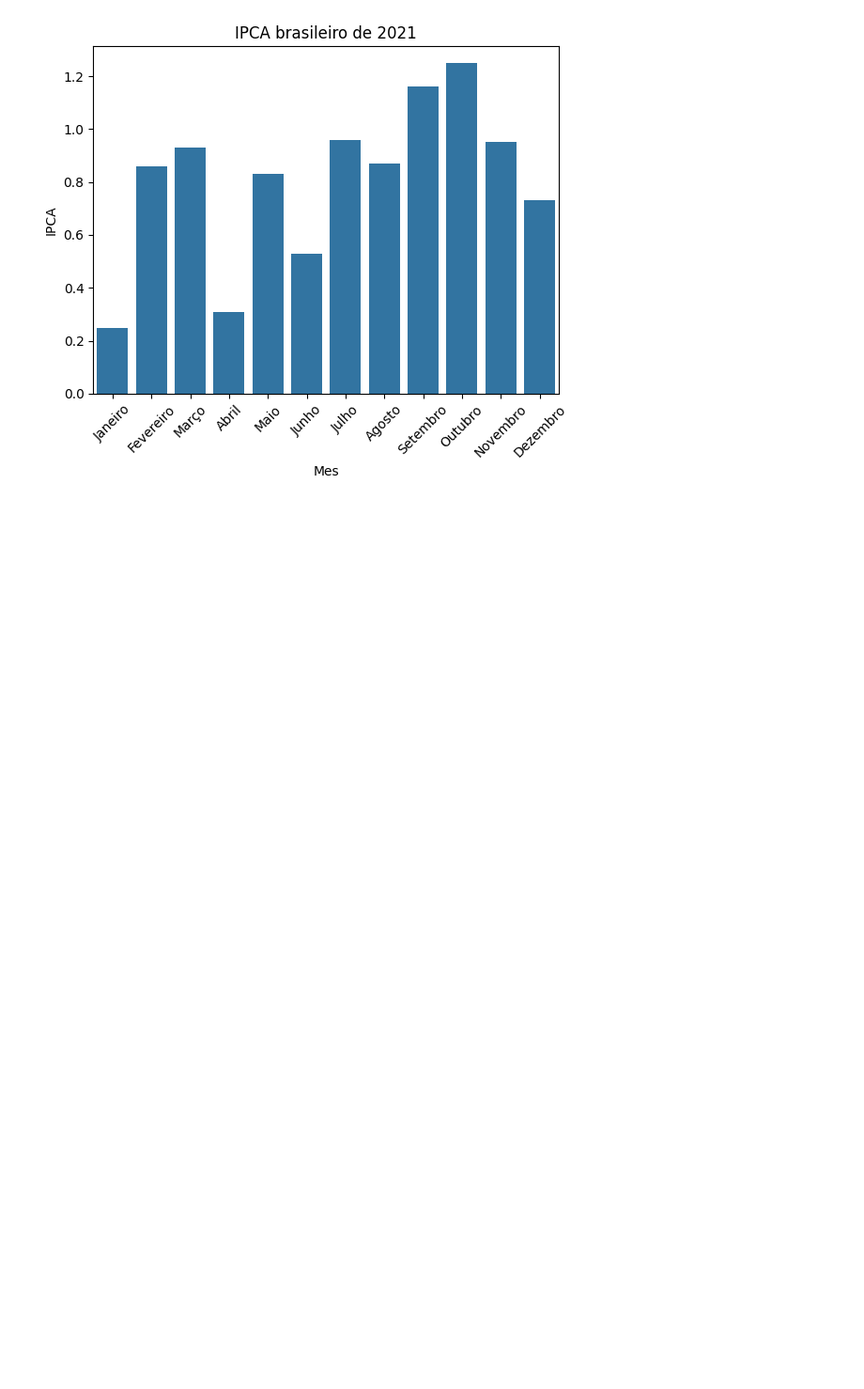
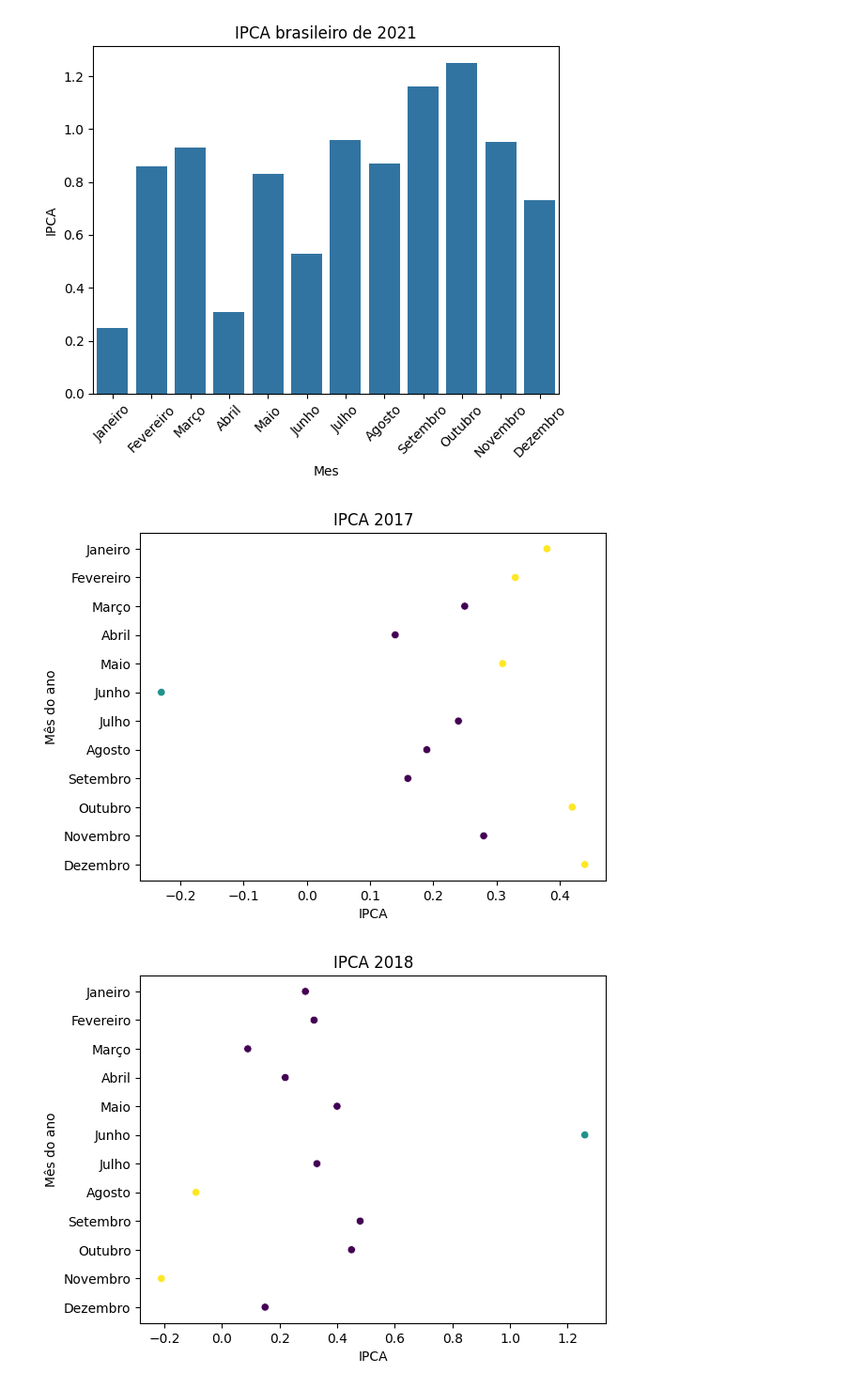
Before and after one commit to DjallenDias/IDSProject, a Jupyter notebook: notebook.ipynb, the cells around one changed output. Shown at 94% size. Saved outputs shown, nothing was run; the diff lists cells and outputs as text; code cells hidden in the pictures; blank space fills up the shorter version.

Commit message:
Aplicação do Kmeans aos dados IPCA

```diff
--- a/notebook.ipynb
+++ b/notebook.ipynb
@@ -386,3 +386,30 @@ for cln in dataIpcaMedio:
 [figure]
 [figure]
 [figure]
+# %%
+from sklearn.cluster import KMeans
+
+#Número de clusters
+nCluster = 3
+
+#Separando colunas que serão usadas
+ipcaCluster = dataIpcaMedio[["2017", "2018", "2019", "2020", "2021"]]
+
+#Definindo parâmetros do kmeans
+kmeans = KMeans(n_clusters = nCluster, random_state=0)
+
+for cln in ipcaCluster:
+    #rodando algoritmo K-means para cada gráfico
+    kmeans.fit(ipcaCluster[[cln]])
+
+    #Criando gráfico de disperção com parâmetro "c" com os resultados do kmeasn
+    dispersaoIpca = sb.scatterplot(data = dataIpcaMedio, x = cln, y = 'Mes', c = kmeans.labels_)
+    dispersaoIpca.set_title(f'IPCA {cln}')
+    dispersaoIpca.set_xlabel("IPCA")
+    dispersaoIpca.set_ylabel('Mês do ano')
+
+    #Plotando gráficos
+    plt.show()
+# %% [output]
+[figure, added]
+[figure, added]
```
Also changed, not shown: parts of 1 cell of this notebook.
